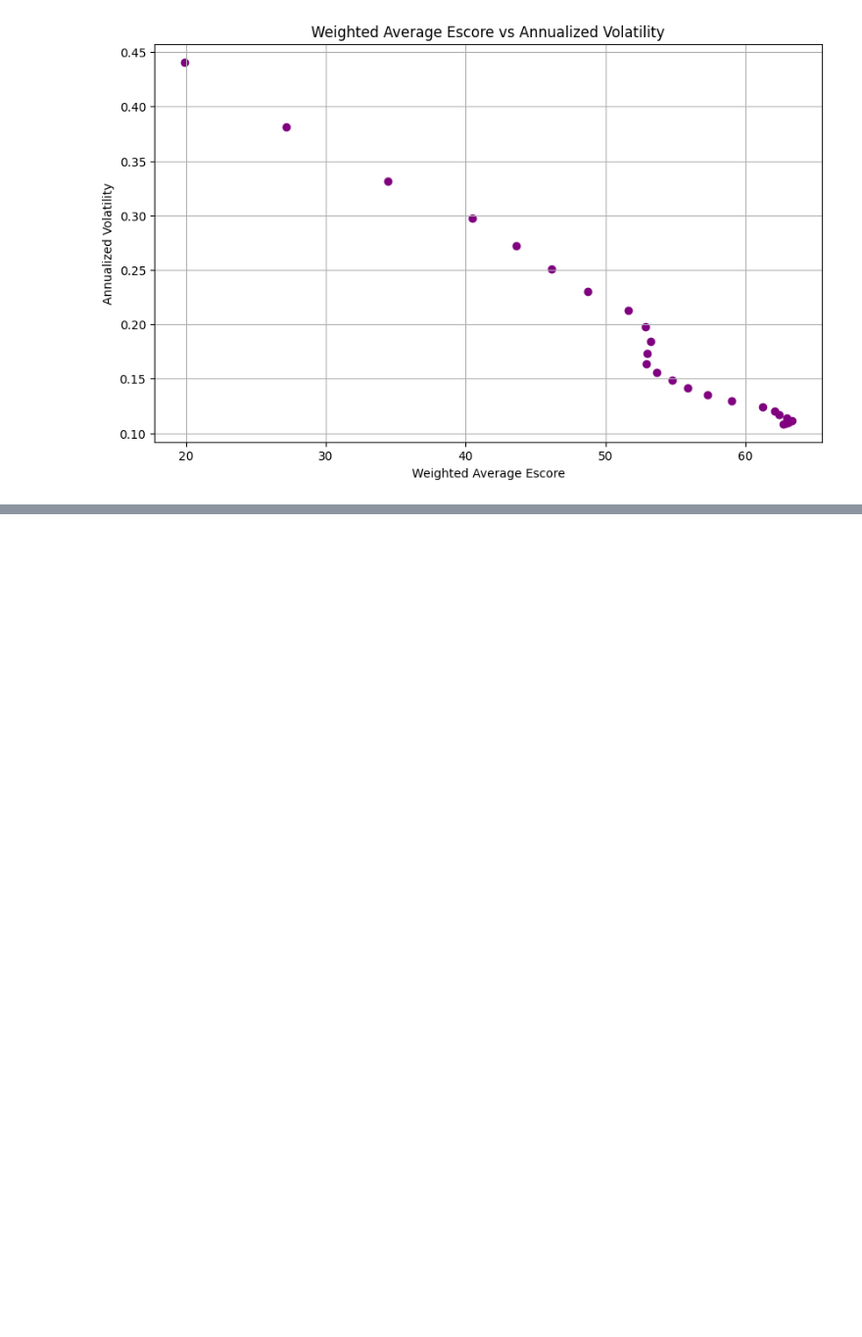
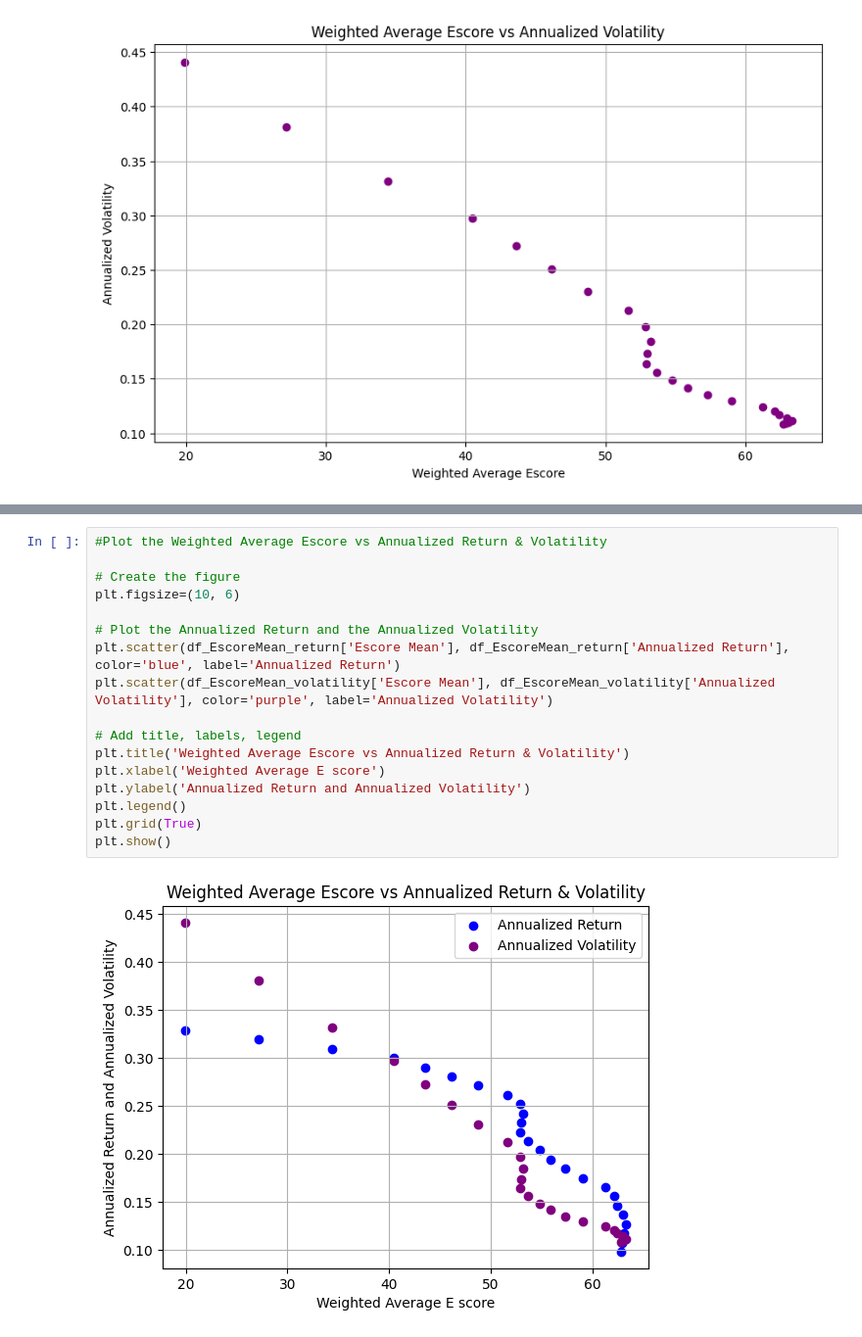
Before and after one commit to BalthazazarDuc/SEF-HW2, a Jupyter notebook: EX1.ipynb, the cells around one changed output, grey strips where cells are left out. Shown at 98% size. Drawn from its saved outputs; the diff is of its cells as text; blank space fills up the shorter version.

```diff
--- a/EX1.ipynb
+++ b/EX1.ipynb
@@ -893,0 +958,19 @@ plt.show()
+# %%
+#Plot the Weighted Average Escore vs Annualized Return & Volatility
+
+# Create the figure
+plt.figsize=(10, 6)
+
+# Plot the Annualized Return and the Annualized Volatility
+plt.scatter(df_EscoreMean_return['Escore Mean'], df_EscoreMean_return['Annualized Return'], color='blue', label='Annualized Return')
+plt.scatter(df_EscoreMean_volatility['Escore Mean'], df_EscoreMean_volatility['Annualized Volatility'], color='purple', label='Annualized Volatility')
+
+# Add title, labels, legend
+plt.title('Weighted Average Escore vs Annualized Return & Volatility')
+plt.xlabel('Weighted Average E score')
+plt.ylabel('Annualized Return and Annualized Volatility')
+plt.legend()
+plt.grid(True)
+plt.show()
+# %% [output]
+[figure, added]
```
Also changed, not shown: parts of 4 cells of this notebook.
